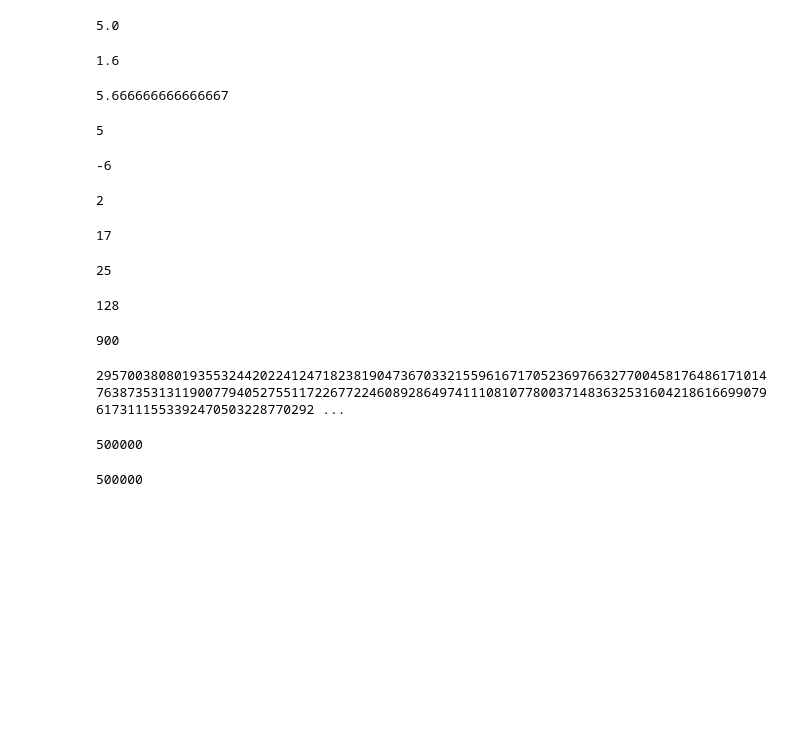
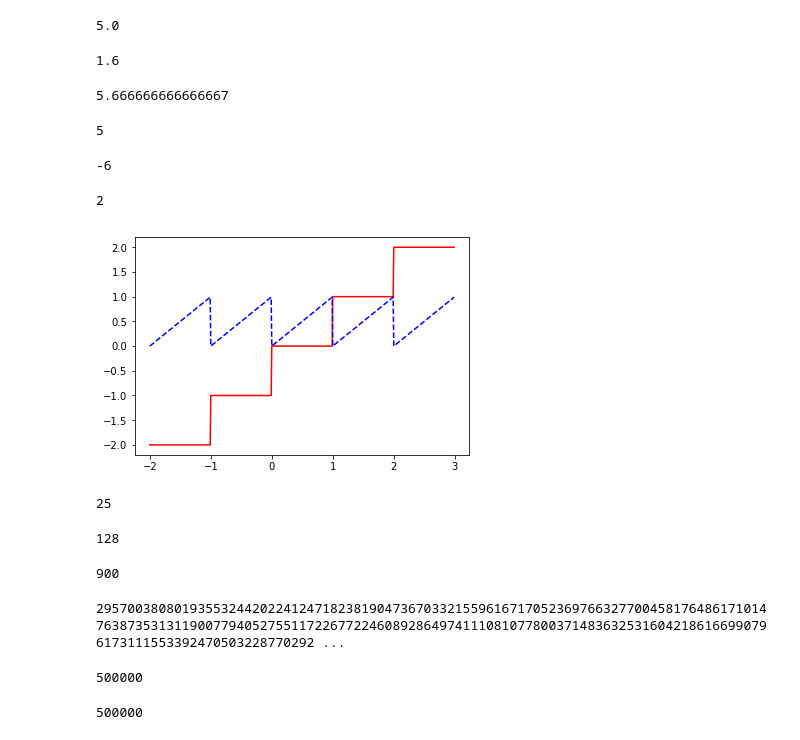
Before and after one commit to wardi/python_iw_2019, a Jupyter notebook: python_iw_2019_pt_1.ipynb, the cells around one changed output. Cells and saved outputs as stored; diff of their text form; code cells hidden in the pictures; blank space fills up the shorter version.

```diff
--- a/python_iw_2019_pt_1.ipynb
+++ b/python_iw_2019_pt_1.ipynb
@@ -220,14 +230,14 @@ Names like `__builtins__` that start and end with double-underscores "dunder nam
 17 % 3
 # %% [output]
 2
-# %%
-# quo = x // y
-# rem = x % y
-# x = quo * y + rem
-# rem interval [0,y)
-5 * 3 + 2
-# %% [output]
-17
+# %%
+import numpy as np  # give commonly used module a shorter name
+import matplotlib.pyplot as plt  # import submodule with short name
+t = np.arange(-2., 3., 0.01)
+plt.plot(t, t // 1, 'r-', t, t % 1, 'b--')
+plt.show()
+# %% [output]
+[figure, added]
 # %%
 5 ** 2
 # %% [output]
```
Also changed, not shown: parts of 14 cells of this notebook, 1 other file.
